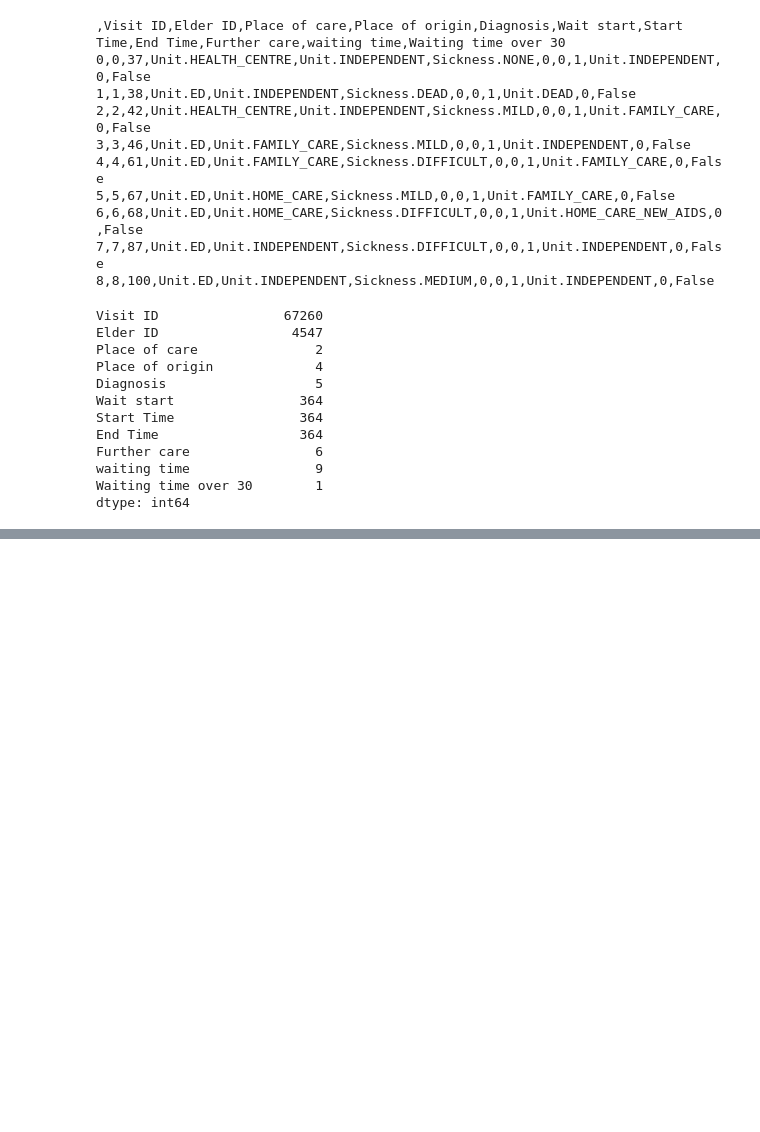
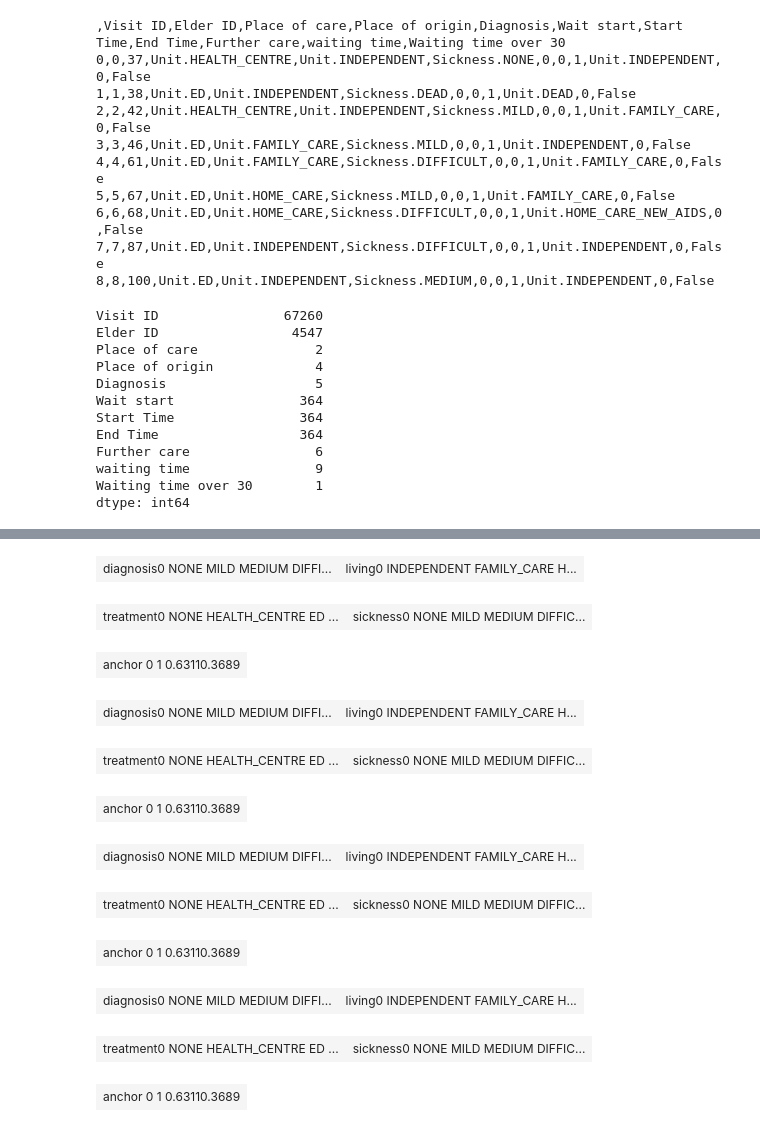
Before and after one commit to juropo/bayes-learning, a Jupyter notebook: test.ipynb, the cells around one changed output, grey strips where cells are left out. Drawn from its saved outputs; the diff is of its cells as text; code cells hidden in the pictures; blank space fills up the shorter version.

```diff
--- a/test.ipynb
+++ b/test.ipynb
@@ -112,3 +112,15 @@ for i in range(T):
 gnb.flow.display()
 # %% [output]
 [interactive output not drawn]
+# %%
+bn2 = gum.loadBN("data/elder_twodbn.bif")
+gdyn.showTimeSlices(bn2)
+
+T = 5
+dbn2 = gdyn.unroll2TBN(bn2, T)
+gdyn.showTimeSlices(dbn2, size="10")
+
+gnb.flow.clear()
+for i in range(T):
+  gnb.flow.add_html(gnb.getPosterior(dbn2, target="diagnosis{}".format(i), evs={}), "$P(d{})$".format(i))
+gnb.flow.display()
@@ -114,0 +131,63 @@ gnb.flow.display()
+# %%
+ie = gum.LazyPropagation(bn2)
+
+# an idea, albeit a bit dumb, would be so give preferences as evidence on the
+# outcome, and then it would (would it?) give the distribution that led to the evidence.
+# does it even work that way lol?
+
+ie.makeInference()
+gnb.sideBySide(
+    ie.posterior("diagnosis0"),
+    ie.posterior("living0"))
+gnb.sideBySide(
+    ie.posterior("treatment0"),
+    ie.posterior("sickness0"))
+gnb.sideBySide(
+    ie.posterior("anchor"))
+
+ie.setEvidence({"treatmentt":2})
+ie.makeInference()
+gnb.sideBySide(
+    ie.posterior("diagnosis0"),
+    ie.posterior("living0"))
+gnb.sideBySide(
+    ie.posterior("treatment0"),
+    ie.posterior("sickness0"))
+gnb.sideBySide(
+    ie.posterior("anchor"))
+
+ie.setEvidence({"treatmentt":0})
+ie.makeInference()
+gnb.sideBySide(
+    ie.posterior("diagnosis0"),
+    ie.posterior("living0"))
+gnb.sideBySide(
+    ie.posterior("treatment0"),
+    ie.posterior("sickness0"))
+gnb.sideBySide(
+    ie.posterior("anchor"))
+
+ie.setEvidence({"livingt":0})
+ie.setEvidence({"treatmentt":1})
+ie.makeInference()
+gnb.sideBySide(
+    ie.posterior("diagnosis0"),
+    ie.posterior("living0"))
+gnb.sideBySide(
+    ie.posterior("treatment0"),
+    ie.posterior("sickness0"))
+gnb.sideBySide(
+    ie.posterior("anchor"))
+# %% [output]
+| diagnosis0 NONE MILD MEDIUM DIFFI... | living0 INDEPENDENT FAMILY_CARE H... |
+| treatment0 NONE HEALTH_CENTRE ED ... | sickness0 NONE MILD MEDIUM DIFFIC... |
+| anchor 0 1 0.63110.3689 |
+| diagnosis0 NONE MILD MEDIUM DIFFI... | living0 INDEPENDENT FAMILY_CARE H... |
+| treatment0 NONE HEALTH_CENTRE ED ... | sickness0 NONE MILD MEDIUM DIFFIC... |
+| anchor 0 1 0.63110.3689 |
+| diagnosis0 NONE MILD MEDIUM DIFFI... | living0 INDEPENDENT FAMILY_CARE H... |
+| treatment0 NONE HEALTH_CENTRE ED ... | sickness0 NONE MILD MEDIUM DIFFIC... |
+| anchor 0 1 0.63110.3689 |
+| diagnosis0 NONE MILD MEDIUM DIFFI... | living0 INDEPENDENT FAMILY_CARE H... |
+| treatment0 NONE HEALTH_CENTRE ED ... | sickness0 NONE MILD MEDIUM DIFFIC... |
+| anchor 0 1 0.63110.3689 |
```
Also changed, not shown: parts of 3 cells of this notebook, 2 other files.
